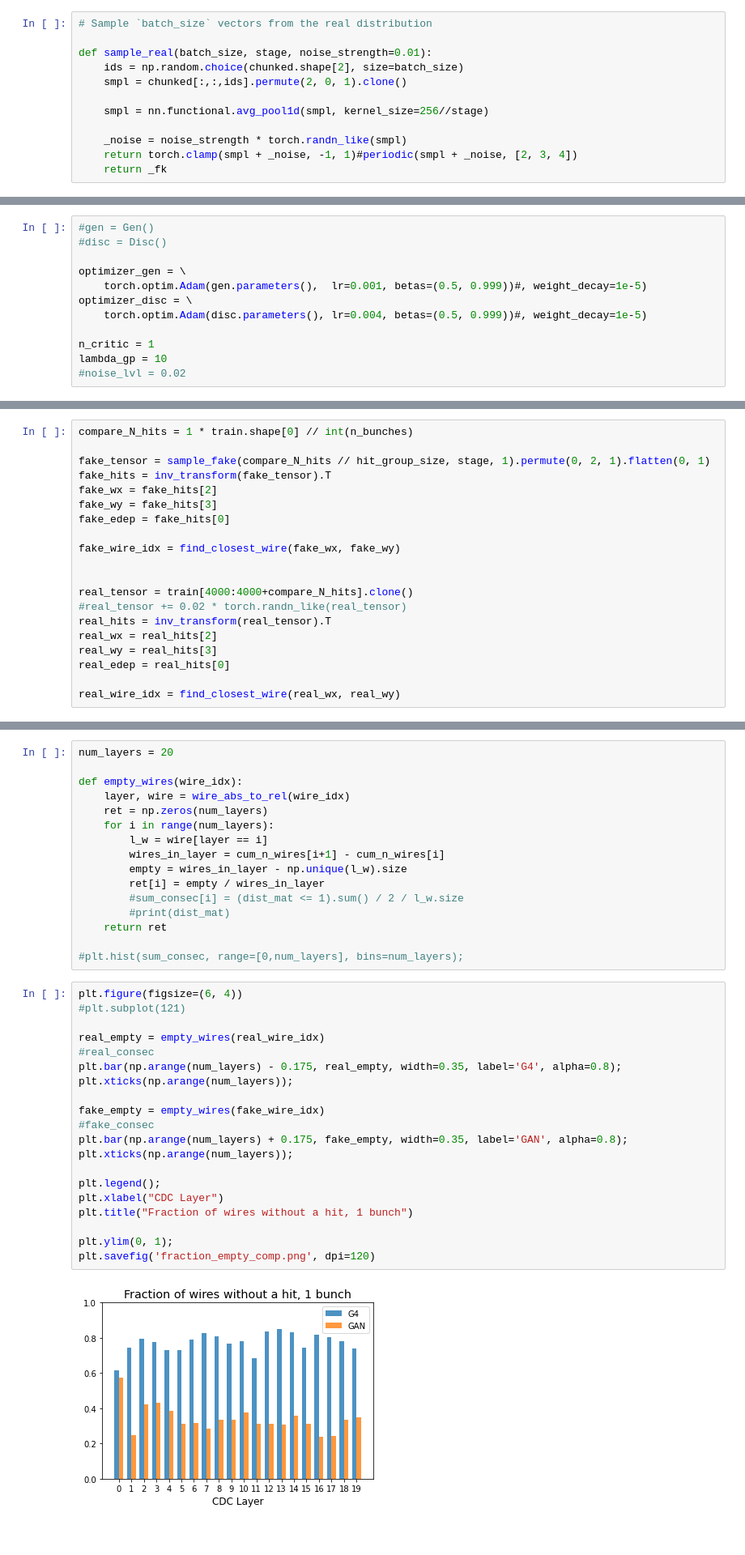
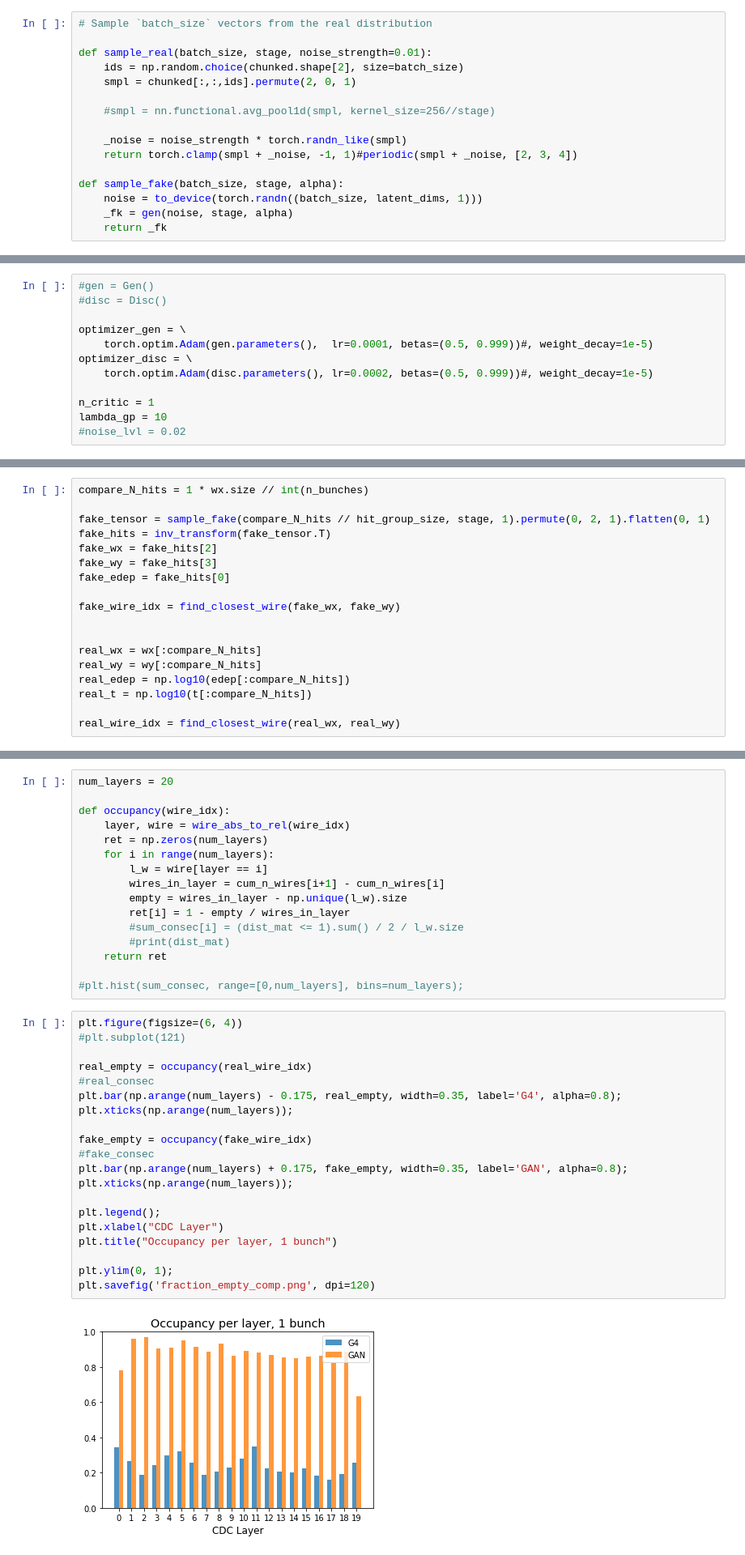
Before and after one commit to mdubouch/noise-gan, a Jupyter notebook: noise_info.ipynb, the cells around one changed output, grey strips where cells are left out. Shown at 81% size. Cells and saved outputs as stored; diff of their text form.

```diff
--- a/noise_info.ipynb
+++ b/noise_info.ipynb
@@ -1075,12 +1151,16 @@ discriminator params: 742273
 
 def sample_real(batch_size, stage, noise_strength=0.01):
     ids = np.random.choice(chunked.shape[2], size=batch_size)
-    smpl = chunked[:,:,ids].permute(2, 0, 1).clone()
+    smpl = chunked[:,:,ids].permute(2, 0, 1)
 
-    smpl = nn.functional.avg_pool1d(smpl, kernel_size=256//stage)
+    #smpl = nn.functional.avg_pool1d(smpl, kernel_size=256//stage)
 
     _noise = noise_strength * torch.randn_like(smpl)
     return torch.clamp(smpl + _noise, -1, 1)#periodic(smpl + _noise, [2, 3, 4])
+
+def sample_fake(batch_size, stage, alpha):
+    noise = to_device(torch.randn((batch_size, latent_dims, 1)))
+    _fk = gen(noise, stage, alpha)
     return _fk
 # %%
 batch_size=64
@@ -1129,9 +1209,9 @@ torch.Size([16])
 #disc = Disc()
 
 optimizer_gen = \
-    torch.optim.Adam(gen.parameters(),  lr=0.001, betas=(0.5, 0.999))#, weight_decay=1e-5)
+    torch.optim.Adam(gen.parameters(),  lr=0.0001, betas=(0.5, 0.999))#, weight_decay=1e-5)
 optimizer_disc = \
-    torch.optim.Adam(disc.parameters(), lr=0.004, betas=(0.5, 0.999))#, weight_decay=1e-5)
+    torch.optim.Adam(disc.parameters(), lr=0.0002, betas=(0.5, 0.999))#, weight_decay=1e-5)
 
 n_critic = 1
 lambda_gp = 10
@@ -1800,10 +1891,10 @@ def consecutive_hits(wire_idx):
 
 #plt.hist(sum_consec, range=[0,num_layers], bins=num_layers);
 # %%
-compare_N_hits = 1 * train.shape[0] // int(n_bunches)
+compare_N_hits = 1 * wx.size // int(n_bunches)
 
 fake_tensor = sample_fake(compare_N_hits // hit_group_size, stage, 1).permute(0, 2, 1).flatten(0, 1)
-fake_hits = inv_transform(fake_tensor).T
+fake_hits = inv_transform(fake_tensor.T)
 fake_wx = fake_hits[2]
 fake_wy = fake_hits[3]
 fake_edep = fake_hits[0]
@@ -1811,12 +1902,10 @@ fake_edep = fake_hits[0]
 fake_wire_idx = find_closest_wire(fake_wx, fake_wy)
 
 
-real_tensor = train[4000:4000+compare_N_hits].clone()
-#real_tensor += 0.02 * torch.randn_like(real_tensor)
-real_hits = inv_transform(real_tensor).T
-real_wx = real_hits[2]
-real_wy = real_hits[3]
-real_edep = real_hits[0]
+real_wx = wx[:compare_N_hits]
+real_wy = wy[:compare_N_hits]
+real_edep = np.log10(edep[:compare_N_hits])
+real_t = np.log10(t[:compare_N_hits])
 
 real_wire_idx = find_closest_wire(real_wx, real_wy)
 # %%
@@ -1859,14 +1948,14 @@ total real: 869463   fake: 240174
 # %%
 num_layers = 20
 
-def empty_wires(wire_idx):
+def occupancy(wire_idx):
     layer, wire = wire_abs_to_rel(wire_idx)
     ret = np.zeros(num_layers)
     for i in range(num_layers):
         l_w = wire[layer == i]
         wires_in_layer = cum_n_wires[i+1] - cum_n_wires[i]
         empty = wires_in_layer - np.unique(l_w).size
-        ret[i] = empty / wires_in_layer
+        ret[i] = 1 - empty / wires_in_layer
         #sum_consec[i] = (dist_mat <= 1).sum() / 2 / l_w.size
         #print(dist_mat)
     return ret
@@ -1875,25 +1964,25 @@ def empty_wires(wire_idx):
 # %%
 plt.figure(figsize=(6, 4))
 #plt.subplot(121)
 
-real_empty = empty_wires(real_wire_idx)
+real_empty = occupancy(real_wire_idx)
 #real_consec
 plt.bar(np.arange(num_layers) - 0.175, real_empty, width=0.35, label='G4', alpha=0.8);
 plt.xticks(np.arange(num_layers));
 
-fake_empty = empty_wires(fake_wire_idx)
+fake_empty = occupancy(fake_wire_idx)
 #fake_consec
 plt.bar(np.arange(num_layers) + 0.175, fake_empty, width=0.35, label='GAN', alpha=0.8);
 plt.xticks(np.arange(num_layers));
 
 plt.legend();
 plt.xlabel("CDC Layer")
-plt.title("Fraction of wires without a hit, 1 bunch")
+plt.title("Occupancy per layer, 1 bunch")
 
 plt.ylim(0, 1);
 plt.savefig('fraction_empty_comp.png', dpi=120)
 # %% [output]
-[figure, old version]
+[figure, new version]
 # %%
 edep_per_wire = np.zeros(cum_n_wires[-1])
 for i in range(cum_n_wires[-1]):
```
Also changed, not shown: parts of 64 cells of this notebook.
